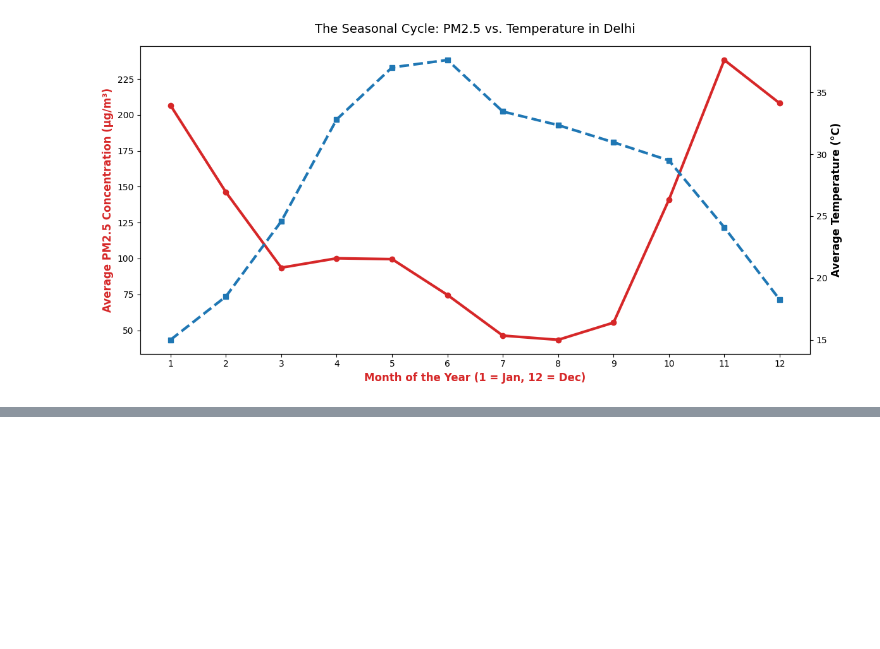
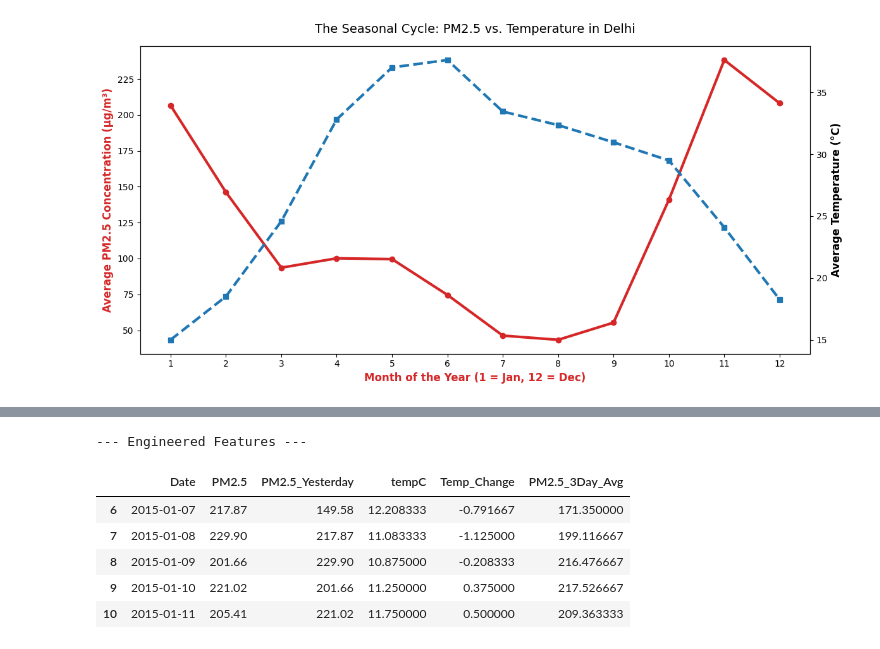
Before and after one commit to RumenMoysev/Data-science-final-exam, a Jupyter notebook: src/delhi_pollution_weather_analysis.ipynb, the cells around one changed output, grey strips where cells are left out. Saved outputs shown, nothing was run; the diff lists cells and outputs as text; code cells hidden in the pictures; blank space fills up the shorter version.

Commit message:
Engineer time-series features for predictive modeling

```diff
--- a/src/delhi_pollution_weather_analysis.ipynb
+++ b/src/delhi_pollution_weather_analysis.ipynb
@@ -208,0 +218,27 @@ plt.show()
+# %%
+# 1. Create Lagged Feature (Shift the PM2.5 column down by 1 row)
+df_merged['PM2.5_Yesterday'] = df_merged['PM2.5'].shift(1)
+
+# 2. Create Difference Feature (Today's temp minus Yesterday's temp)
+df_merged['Temp_Change'] = df_merged["tempC"] - df_merged["tempC"].shift(1)
+
+# 3. Create Rolling Window Feature (Average of the last 3 days)
+df_merged['PM2.5_3Day_Avg'] = df_merged['PM2.5'].rolling(window=3).mean()
+
+# Because we shifted data down by 1 to 3 days, the first 2 rows of our dataset
+# will now have NaN (missing) values since they have no "yesterday" to look back at.
+# We must drop these new NaNs before doing machine learning.
+df_merged.dropna(inplace=True)
+
+# Let's look at our newly engineered columns to ensure the math worked!
+feature_check_cols = ['Date', 'PM2.5', 'PM2.5_Yesterday', 'tempC', 'Temp_Change', 'PM2.5_3Day_Avg']
+print("--- Engineered Features ---")
+display(df_merged[feature_check_cols].head(5))
+# %% [output]
+--- Engineered Features ---
+|  | Date | PM2.5 | PM2.5_Yesterday | tempC | Temp_Change | PM2.5_3Day_Avg |
+| 6 | 2015-01-07 | 217.87 | 149.58 | 12.208333 | -0.791667 | 171.350000 |
+| 7 | 2015-01-08 | 229.90 | 217.87 | 11.083333 | -1.125000 | 199.116667 |
+| 8 | 2015-01-09 | 201.66 | 229.90 | 10.875000 | -0.208333 | 216.476667 |
+| 9 | 2015-01-10 | 221.02 | 201.66 | 11.250000 | 0.375000 | 217.526667 |
+| 10 | 2015-01-11 | 205.41 | 221.02 | 11.750000 | 0.500000 | 209.363333 |
```
Also changed, not shown: parts of 1 cell of this notebook.
